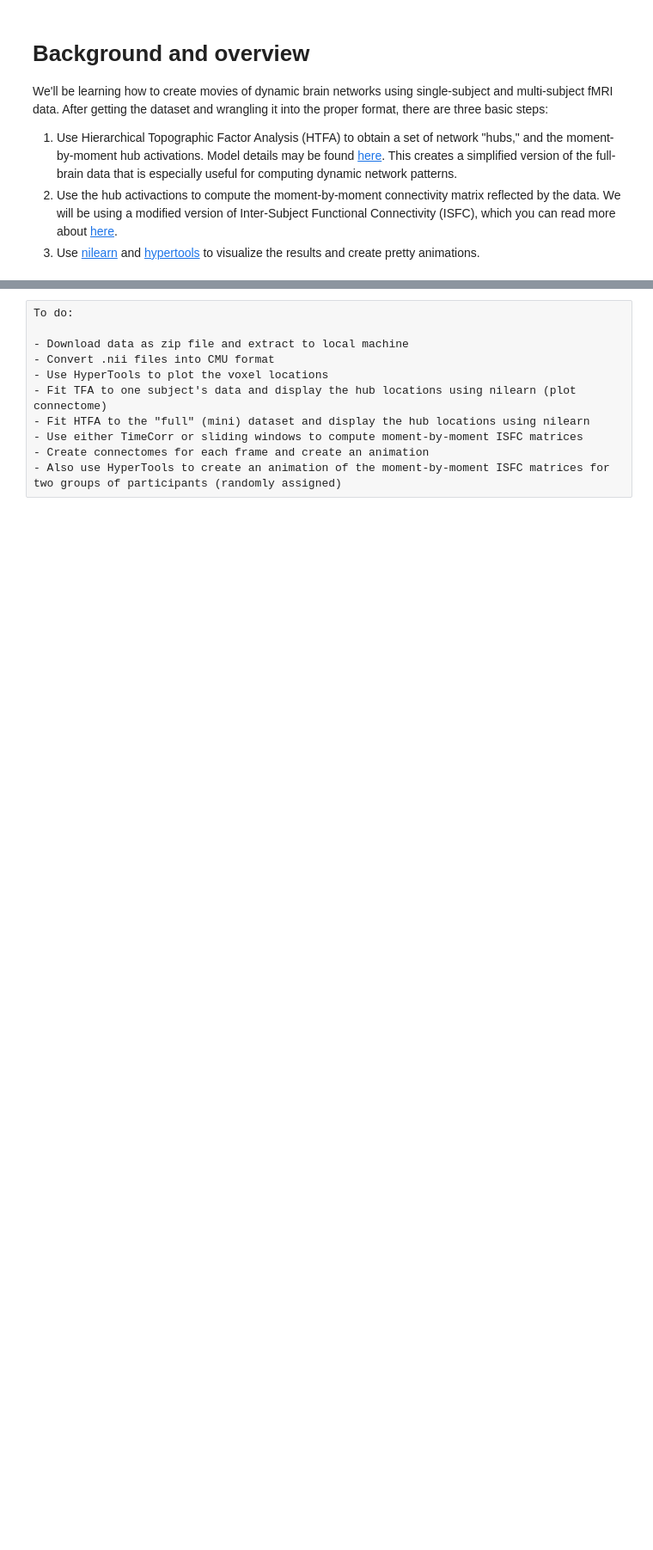
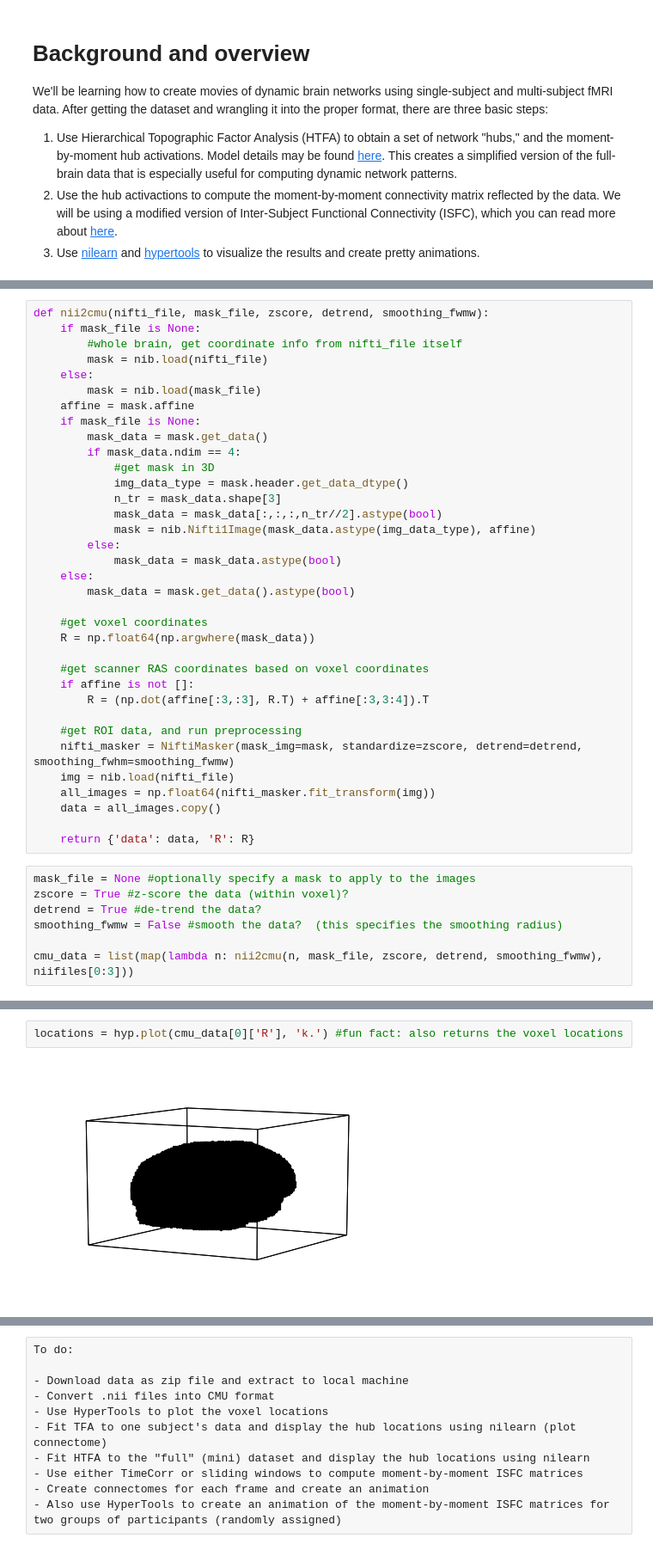
Before and after one commit to Summer-MIND/mind_2017, a Jupyter notebook: Tutorials/fMRI_NetworkDynamics/htfa_tutorial.ipynb, the cells around one changed output, grey strips where cells are left out. Shown: that part at 86% size. Saved outputs shown, nothing was run; the diff lists cells and outputs as text; blank space fills up the shorter version.

```diff
--- a/Tutorials/fMRI_NetworkDynamics/htfa_tutorial.ipynb
+++ b/Tutorials/fMRI_NetworkDynamics/htfa_tutorial.ipynb
@@ -31,0 +62,42 @@ To compute HTFA-derived brain networks, we're going to first convert the .nii fi
+# %%
+def nii2cmu(nifti_file, mask_file, zscore, detrend, smoothing_fwmw):
+    if mask_file is None:
+        #whole brain, get coordinate info from nifti_file itself
+        mask = nib.load(nifti_file)
+    else:
+        mask = nib.load(mask_file)
+    affine = mask.affine
+    if mask_file is None:
+        mask_data = mask.get_data()
+        if mask_data.ndim == 4:
+            #get mask in 3D
+            img_data_type = mask.header.get_data_dtype()
+            n_tr = mask_data.shape[3]
+            mask_data = mask_data[:,:,:,n_tr//2].astype(bool)
+            mask = nib.Nifti1Image(mask_data.astype(img_data_type), affine)
+        else:
+            mask_data = mask_data.astype(bool)
+    else:
+        mask_data = mask.get_data().astype(bool)
+
+    #get voxel coordinates
+    R = np.float64(np.argwhere(mask_data))
+
+    #get scanner RAS coordinates based on voxel coordinates
+    if affine is not []:
+        R = (np.dot(affine[:3,:3], R.T) + affine[:3,3:4]).T
+
+    #get ROI data, and run preprocessing
+    nifti_masker = NiftiMasker(mask_img=mask, standardize=zscore, detrend=detrend, smoothing_fwhm=smoothing_fwmw)
+    img = nib.load(nifti_file)
+    all_images = np.float64(nifti_masker.fit_transform(img))
+    data = all_images.copy()
+
+    return {'data': data, 'R': R}
+# %%
+mask_file = None #optionally specify a mask to apply to the images
+zscore = True #z-score the data (within voxel)?
+detrend = True #de-trend the data?
+smoothing_fwmw = False #smooth the data?  (this specifies the smoothing radius)
+
+cmu_data = list(map(lambda n: nii2cmu(n, mask_file, zscore, detrend, smoothing_fwmw),  niifiles[0:3]))
@@ -31,0 +108,4 @@ To compute HTFA-derived brain networks, we're going to first convert the .nii fi
+# %%
+locations = hyp.plot(cmu_data[0]['R'], 'k.') #fun fact: also returns the voxel locations
+# %% [output]
+[figure, added]
```
Also changed, not shown: parts of 13 cells of this notebook.
